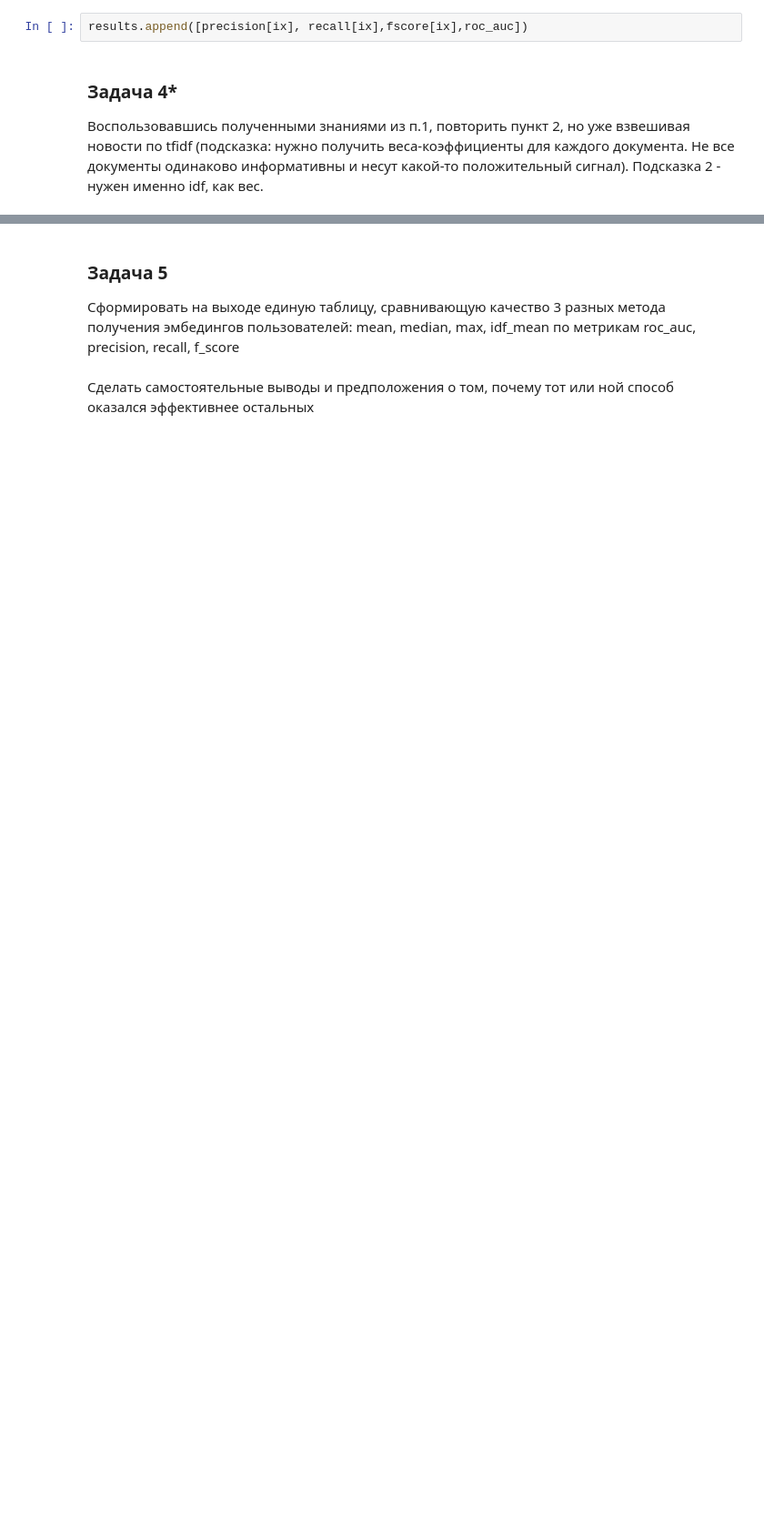
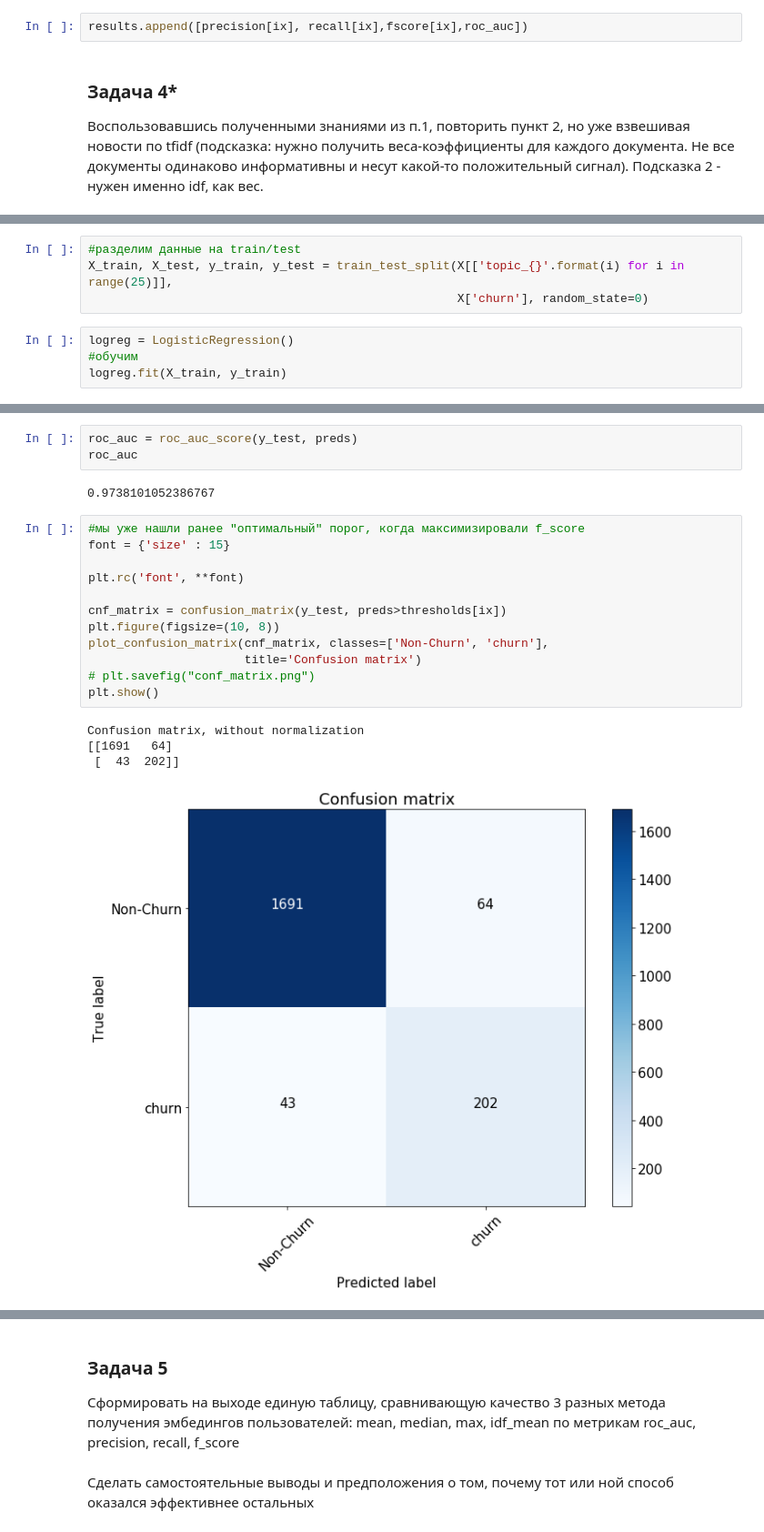
Before and after one commit to komarovko90/4_1_ML_in_business, a Jupyter notebook: home_work2/ex2.ipynb, the cells around one changed output, grey strips where cells are left out. Shown at 91% size. Saved outputs shown, nothing was run; the diff lists cells and outputs as text; blank space fills up the shorter version.

```diff
--- a/home_work2/ex2.ipynb
+++ b/home_work2/ex2.ipynb
@@ -524,0 +569,8 @@ results.append([precision[ix], recall[ix],fscore[ix],roc_auc])
+# %%
+#разделим данные на train/test
+X_train, X_test, y_train, y_test = train_test_split(X[['topic_{}'.format(i) for i in range(25)]],
+                                                    X['churn'], random_state=0)
+# %%
+logreg = LogisticRegression()
+#обучим
+logreg.fit(X_train, y_train)
@@ -524,0 +609,22 @@ results.append([precision[ix], recall[ix],fscore[ix],roc_auc])
+# %%
+roc_auc = roc_auc_score(y_test, preds)
+roc_auc
+# %% [output]
+0.9738101052386767
+# %%
+#мы уже нашли ранее "оптимальный" порог, когда максимизировали f_score
+font = {'size' : 15}
+
+plt.rc('font', **font)
+
+cnf_matrix = confusion_matrix(y_test, preds>thresholds[ix])
+plt.figure(figsize=(10, 8))
+plot_confusion_matrix(cnf_matrix, classes=['Non-Churn', 'churn'],
+                      title='Confusion matrix')
+# plt.savefig("conf_matrix.png")
+plt.show()
+# %% [output]
+Confusion matrix, without normalization
+[[1691   64]
+ [  43  202]]
+[figure, added]
```
Also changed, not shown: parts of 34 cells of this notebook.
